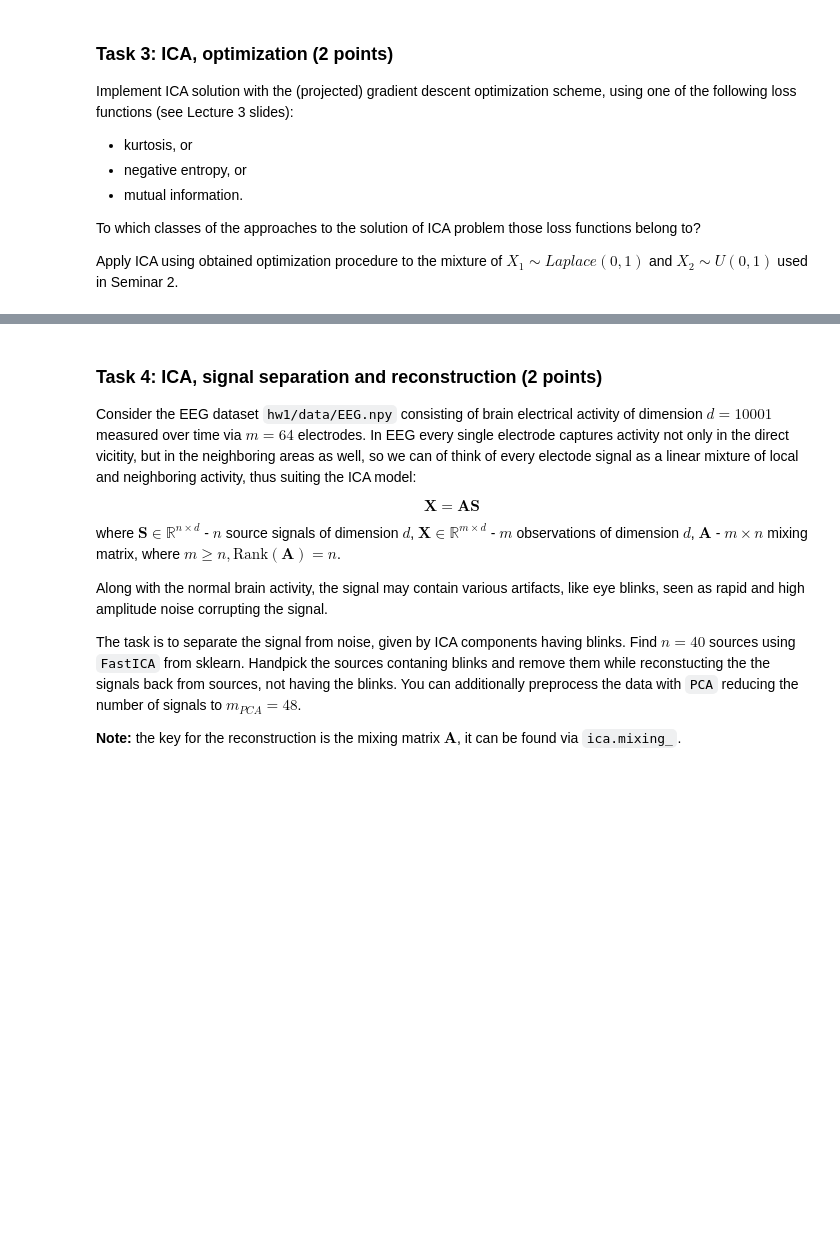
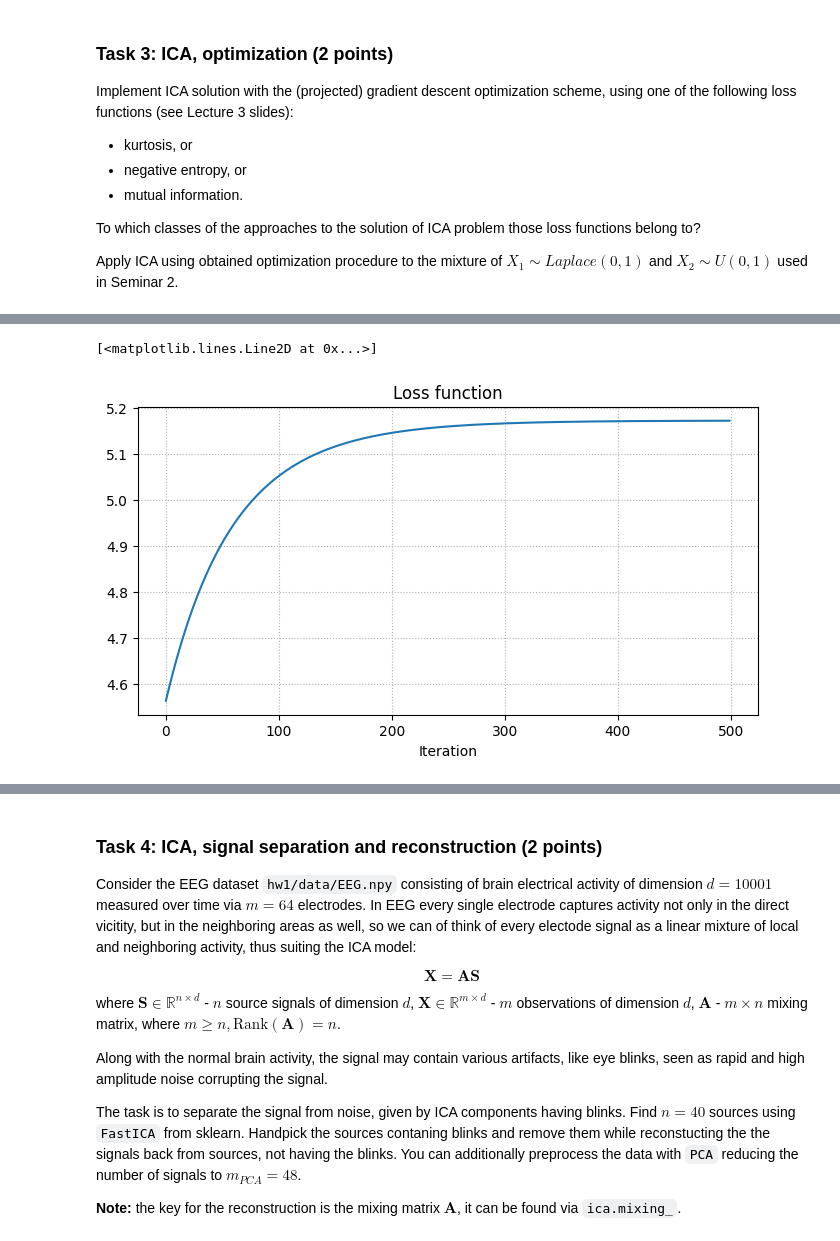
Before and after one commit to aigoncharov/course-geometrical-methods, a Jupyter notebook: hw1.ipynb, the cells around one changed output, grey strips where cells are left out. Saved outputs shown, nothing was run; the diff lists cells and outputs as text; code cells hidden in the pictures; blank space fills up the shorter version.

```diff
--- a/hw1.ipynb
+++ b/hw1.ipynb
@@ -330,0 +436,39 @@ Apply ICA using obtained optimization procedure to the mixture of $X_1 \sim Lapl
+# %%
+def ica_projected_gradient_ascent(Y_white, learning_rate=0.01, epochs=5):
+    W = np.eye(2)
+    loss_values = []
+
+    for epoch in range(epochs):
+        for iteration in range(100):
+            S = W @ Y_white
+
+            current_loss = loss(S)
+            loss_values.append(current_loss)
+
+            gradient = np.zeros_like(W)
+            for i in range(W.shape[0]):
+                third_moment = np.mean(S[i, :] ** 3 * Y_white, axis=1)
+                first_moment = np.mean(S[i, :]) * np.mean(Y_white, axis=1)
+                gradient[i, :] = 4 * (third_moment - 3 * first_moment)
+
+            W_new = W + learning_rate * gradient
+
+            U, _, Vt = np.linalg.svd(W_new)
+            W_new = U @ Vt
+
+            W = W_new
+
+        print(f"Epoch {epoch}, loss: {loss_values[-1]}")
+
+    return W, loss_values
+
+
+bestRotationMatrix, losses = ica_projected_gradient_ascent(Y_white)
+
+
+fig = plt.figure(figsize=(8, 4))
+plt.grid(linestyle="dotted")
+plt.title("Loss function")
+plt.xlabel("Iteration")
+plt.plot(losses)
+# %% [output]
@@ -330,0 +480,2 @@ Apply ICA using obtained optimization procedure to the mixture of $X_1 \sim Lapl
+[<matplotlib.lines.Line2D at 0x...>]
+[figure, added]
```
Also changed, not shown: parts of 10 cells of this notebook, 2 other files.
